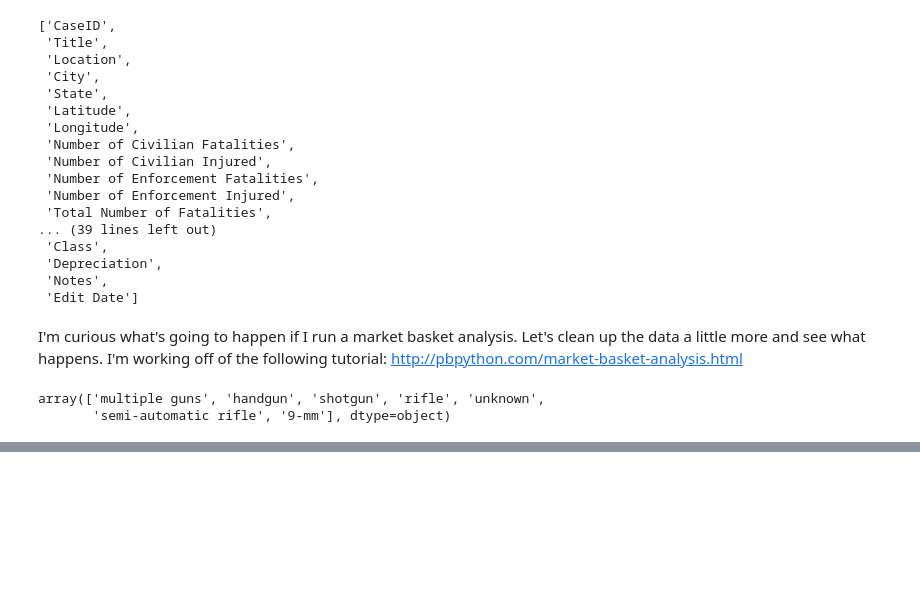
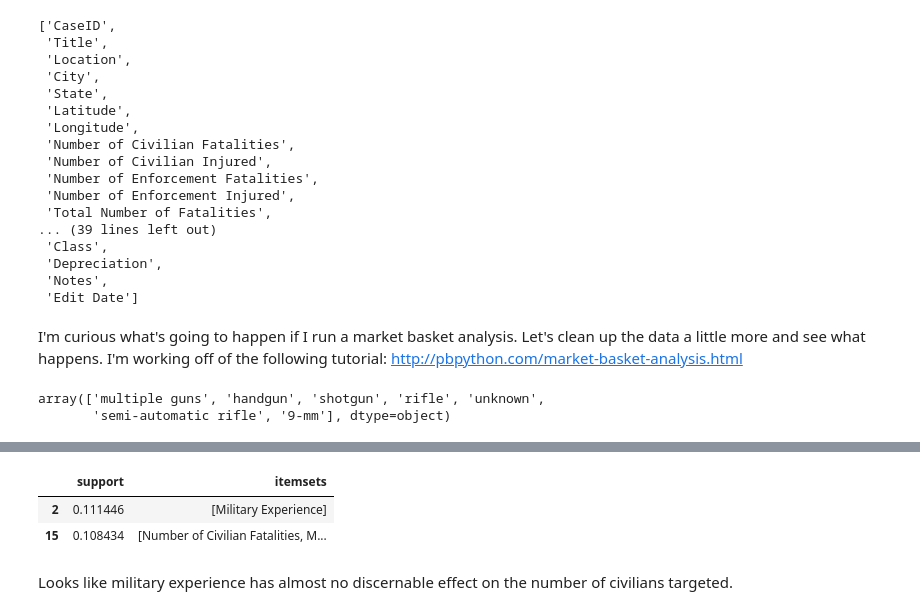
Before and after one commit to SpencerNorris/MSA, a Jupyter notebook: MSA Analysis.ipynb, the cells around one changed output, grey strips where cells are left out. Saved outputs shown, nothing was run; the diff lists cells and outputs as text; code cells hidden in the pictures; blank space fills up the shorter version.

```diff
--- a/MSA Analysis.ipynb
+++ b/MSA Analysis.ipynb
@@ -194,3 +232,13 @@ apriori_res.sort_values('support')
+# %%
+#Select market basket results with 'Military Experience'
+military_apriori = apriori_res.loc[['Military Experience' in elem for elem in apriori_res['itemsets']]]
+military_apriori
+# %% [output]
+|  | support | itemsets |
+| 2 | 0.111446 | [Military Experience] |
+| 15 | 0.108434 | [Number of Civilian Fatalities, M... |
+# %% [markdown]
+Looks like military experience has almost no discernable effect on the number of civilians targeted.
 # %%
 #Group the dataset by year
 shooters['Date'] = pd.to_datetime(shooters['Date'])
```
Also changed, not shown: parts of 11 cells of this notebook.
